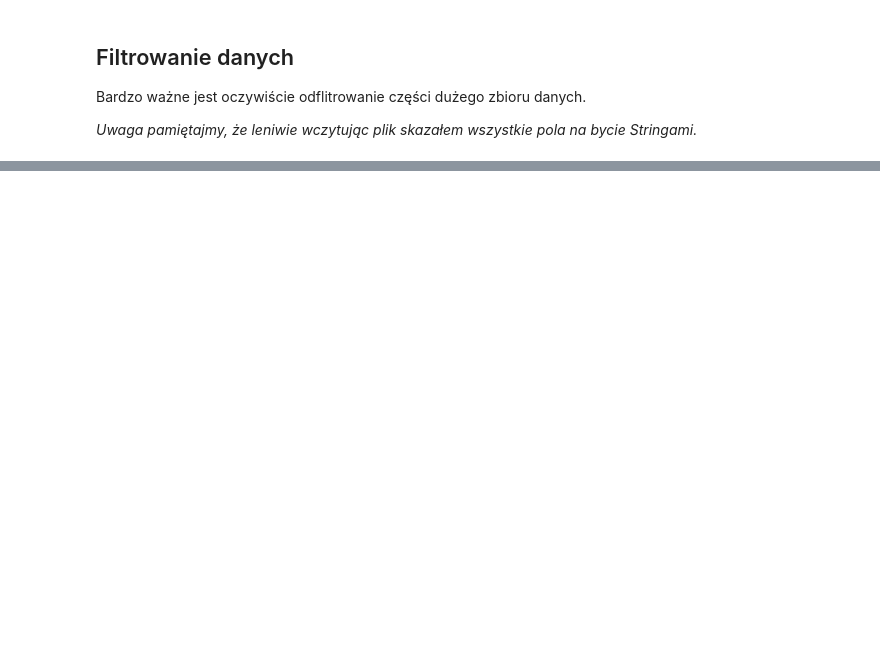
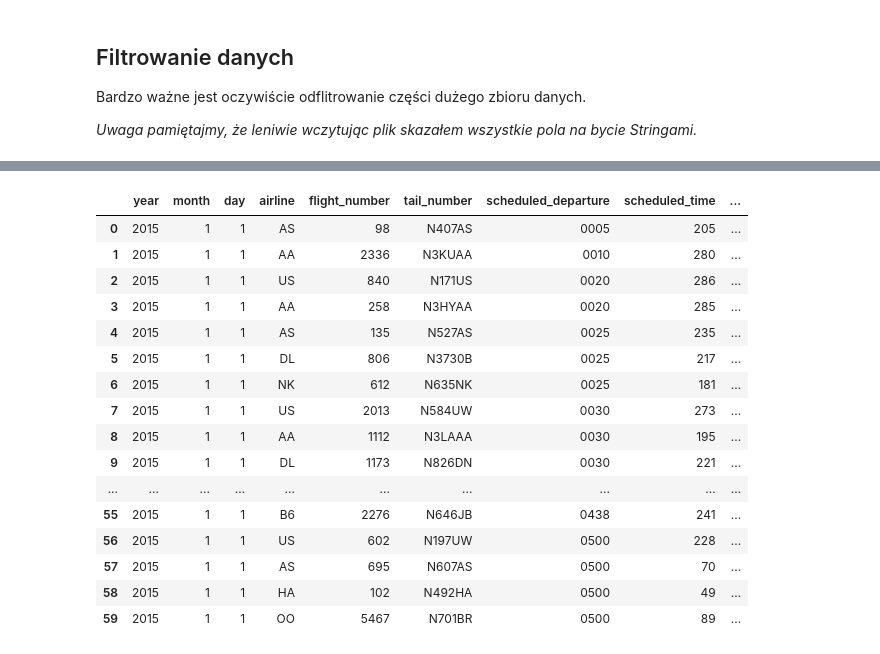
Before and after one commit to PiotrMaciejKowalski/kurs-analiza-danych-2022, a Jupyter notebook: Tydzień 6/Wprowadzenie_do_Apache_Spark.ipynb, the cells around one changed output, grey strips where cells are left out. Cells and saved outputs as stored; diff of their text form; code cells hidden in the pictures; blank space fills up the shorter version.

```diff
--- a/Tydzień 6/Wprowadzenie_do_Apache_Spark.ipynb
+++ b/Tydzień 6/Wprowadzenie_do_Apache_Spark.ipynb
@@ -498,0 +706,4 @@ Wall time: 11.4 s
+# %%
+import pandas as pd
+pd.set_option('display.max_columns', None)
+df.limit(5).toPandas()
@@ -498,0 +896,3 @@ Wall time: 11.4 s
+# %%
+time_flights = df.select('year', 'month', 'day', 'airline', 'flight_number', 'tail_number', 'scheduled_departure', 'scheduled_time', 'scheduled_arrival')
+time_flights.limit(5).toPandas()
@@ -498,0 +906,28 @@ Wall time: 11.4 s
+# %%
+from pyspark.sql.functions import substring, col, expr
+time_flights2 = time_flights.withColumn('scheduled_departure_in_hours_str', substring('scheduled_departure',1,2))
+time_flights2 = time_flights2.withColumn('scheduled_departure_in_hours', col('scheduled_departure_in_hours_str').cast('integer'))
+time_flights2 = time_flights2.withColumn('scheduled_departure_in_minutes_str', substring('scheduled_departure',3,4))
+time_flights2 = time_flights2.withColumn('scheduled_departure_in_minutes', col('scheduled_departure_in_minutes_str').cast('integer'))
+time_flights2 = time_flights2.withColumn('scheduled_departure_in_minutes_from_midnight',expr('scheduled_departure_in_hours*60 + scheduled_departure_in_minutes '))
+time_flights2 = time_flights2.drop(
+    'scheduled_departure_in_hours_str','scheduled_departure_in_minutes_str', 'scheduled_departure_in_minutes','scheduled_departure_in_hours')
+time_flights2.limit(60).toPandas()
+# %% [output]
+|  | year | month | day | airline | flight_number | tail_number | scheduled_departure | scheduled_time | ... |
+| 0 | 2015 | 1 | 1 | AS | 98 | N407AS | 0005 | 205 | ... |
+| 1 | 2015 | 1 | 1 | AA | 2336 | N3KUAA | 0010 | 280 | ... |
+| 2 | 2015 | 1 | 1 | US | 840 | N171US | 0020 | 286 | ... |
+| 3 | 2015 | 1 | 1 | AA | 258 | N3HYAA | 0020 | 285 | ... |
+| 4 | 2015 | 1 | 1 | AS | 135 | N527AS | 0025 | 235 | ... |
+| 5 | 2015 | 1 | 1 | DL | 806 | N3730B | 0025 | 217 | ... |
+| 6 | 2015 | 1 | 1 | NK | 612 | N635NK | 0025 | 181 | ... |
+| 7 | 2015 | 1 | 1 | US | 2013 | N584UW | 0030 | 273 | ... |
+| 8 | 2015 | 1 | 1 | AA | 1112 | N3LAAA | 0030 | 195 | ... |
+| 9 | 2015 | 1 | 1 | DL | 1173 | N826DN | 0030 | 221 | ... |
+| ... | ... | ... | ... | ... | ... | ... | ... | ... | ... |
+| 55 | 2015 | 1 | 1 | B6 | 2276 | N646JB | 0438 | 241 | ... |
+| 56 | 2015 | 1 | 1 | US | 602 | N197UW | 0500 | 228 | ... |
+| 57 | 2015 | 1 | 1 | AS | 695 | N607AS | 0500 | 70 | ... |
+| 58 | 2015 | 1 | 1 | HA | 102 | N492HA | 0500 | 49 | ... |
+| 59 | 2015 | 1 | 1 | OO | 5467 | N701BR | 0500 | 89 | ... |
```
Also changed, not shown: parts of 64 cells of this notebook.
